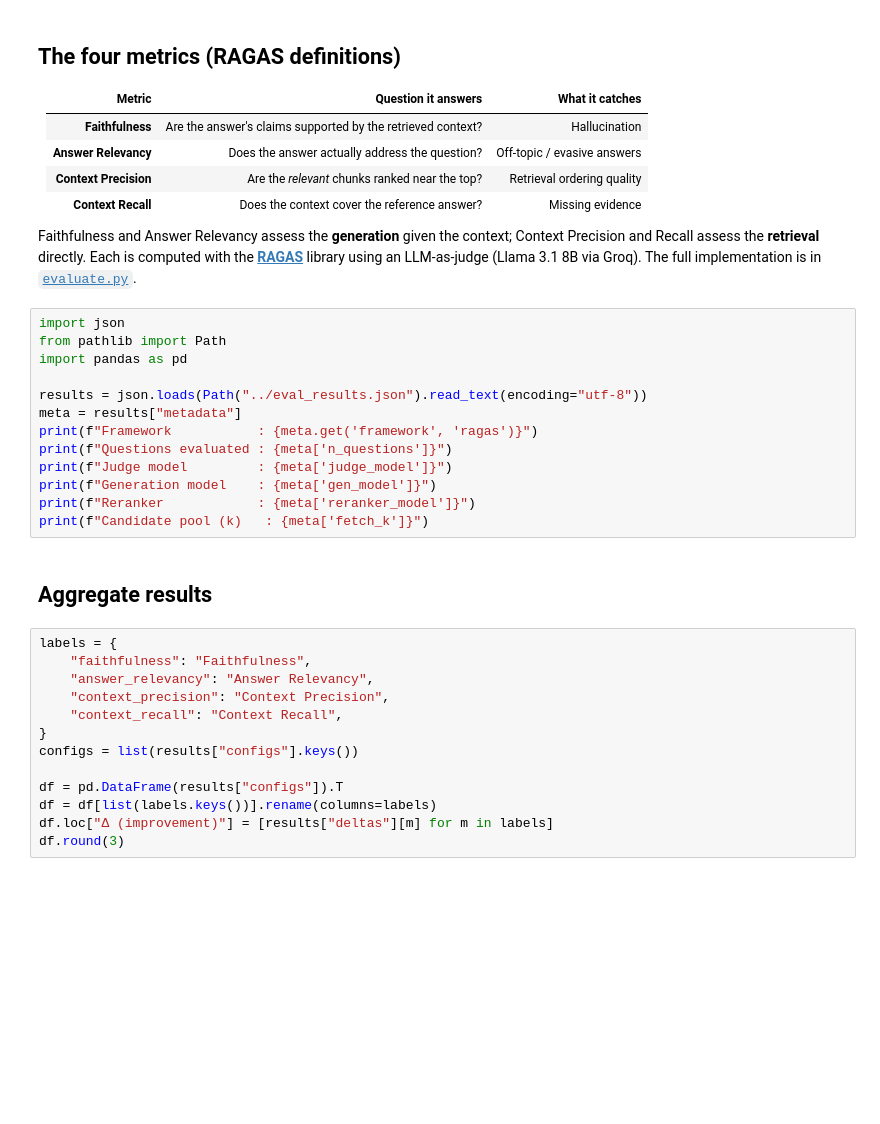
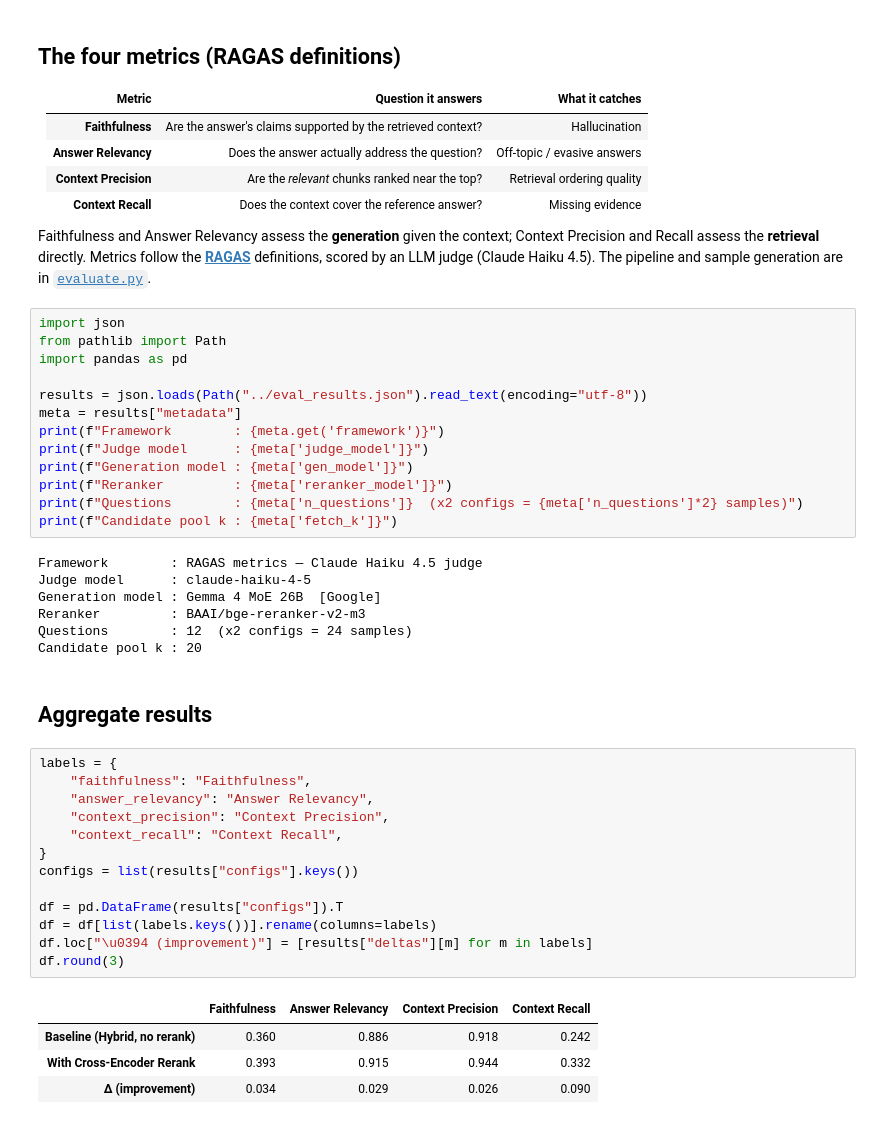
Before and after one commit to Fikri645/philosopher-chat, a Jupyter notebook: notebooks/rag_evaluation.ipynb, the cells around one changed output. Drawn from its saved outputs; the diff is of its cells as text; blank space fills up the shorter version.

```diff
--- a/notebooks/rag_evaluation.ipynb
+++ b/notebooks/rag_evaluation.ipynb
@@ -33,7 +33,7 @@ The reranker is the only variable changed between the two runs.
 | **Context Precision** | Are the *relevant* chunks ranked near the top? | Retrieval ordering quality |
 | **Context Recall** | Does the context cover the reference answer? | Missing evidence |
 
-Faithfulness and Answer Relevancy assess the **generation** given the context; Context Precision and Recall assess the **retrieval** directly. Each is computed with the [**RAGAS**](https://docs.ragas.io) library using an LLM-as-judge (Llama 3.1 8B via Groq). The full implementation is in [`evaluate.py`](../evaluate.py).
+Faithfulness and Answer Relevancy assess the **generation** given the context; Context Precision and Recall assess the **retrieval** directly. Metrics follow the [**RAGAS**](https://docs.ragas.io) definitions, scored by an LLM judge (Claude Haiku 4.5). The pipeline and sample generation are in [`evaluate.py`](../evaluate.py).
 # %%
 import json
 from pathlib import Path
@@ -41,27 +41,39 @@ import pandas as pd
 
 results = json.loads(Path("../eval_results.json").read_text(encoding="utf-8"))
 meta = results["metadata"]
-print(f"Framework           : {meta.get('framework', 'ragas')}")
-print(f"Questions evaluated : {meta['n_questions']}")
-print(f"Judge model         : {meta['judge_model']}")
-print(f"Generation model    : {meta['gen_model']}")
-print(f"Reranker            : {meta['reranker_model']}")
-print(f"Candidate pool (k)   : {meta['fetch_k']}")
+print(f"Framework        : {meta.get('framework')}")
+print(f"Judge model      : {meta['judge_model']}")
+print(f"Generation model : {meta['gen_model']}")
+print(f"Reranker         : {meta['reranker_model']}")
+print(f"Questions        : {meta['n_questions']}  (x2 configs = {meta['n_questions']*2} samples)")
+print(f"Candidate pool k : {meta['fetch_k']}")
+# %% [output]
+Framework        : RAGAS metrics — Claude Haiku 4.5 judge
+Judge model      : claude-haiku-4-5
+Generation model : Gemma 4 MoE 26B  [Google]
+Reranker         : BAAI/bge-reranker-v2-m3
+Questions        : 12  (x2 configs = 24 samples)
+Candidate pool k : 20
 # %% [markdown]
 ## Aggregate results
 # %%
 labels = {
     "faithfulness": "Faithfulness",
     "answer_relevancy": "Answer Relevancy",
     "context_precision": "Context Precision",
     "context_recall": "Context Recall",
 }
 configs = list(results["configs"].keys())
 
 df = pd.DataFrame(results["configs"]).T
 df = df[list(labels.keys())].rename(columns=labels)
-df.loc["Δ (improvement)"] = [results["deltas"][m] for m in labels]
+df.loc["\u0394 (improvement)"] = [results["deltas"][m] for m in labels]
 df.round(3)
+# %% [output]
+|  | Faithfulness | Answer Relevancy | Context Precision | Context Recall |
+| Baseline (Hybrid, no rerank) | 0.360 | 0.886 | 0.918 | 0.242 |
+| With Cross-Encoder Rerank | 0.393 | 0.915 | 0.944 | 0.332 |
+| Δ (improvement) | 0.034 | 0.029 | 0.026 | 0.090 |
 # %%
 import matplotlib.pyplot as plt
 import numpy as np
```
Also changed, not shown: parts of 6 cells of this notebook, 3 other files.
